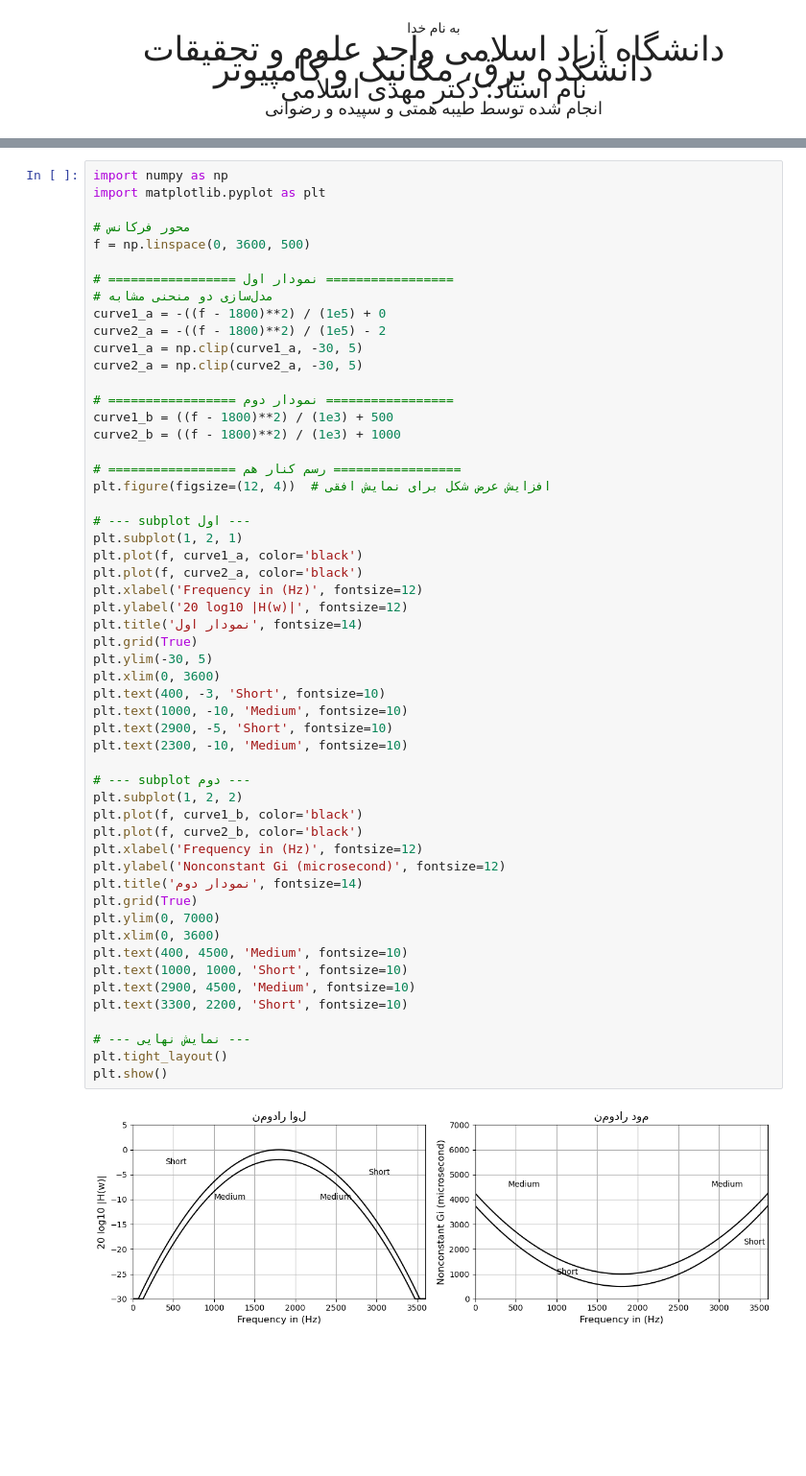
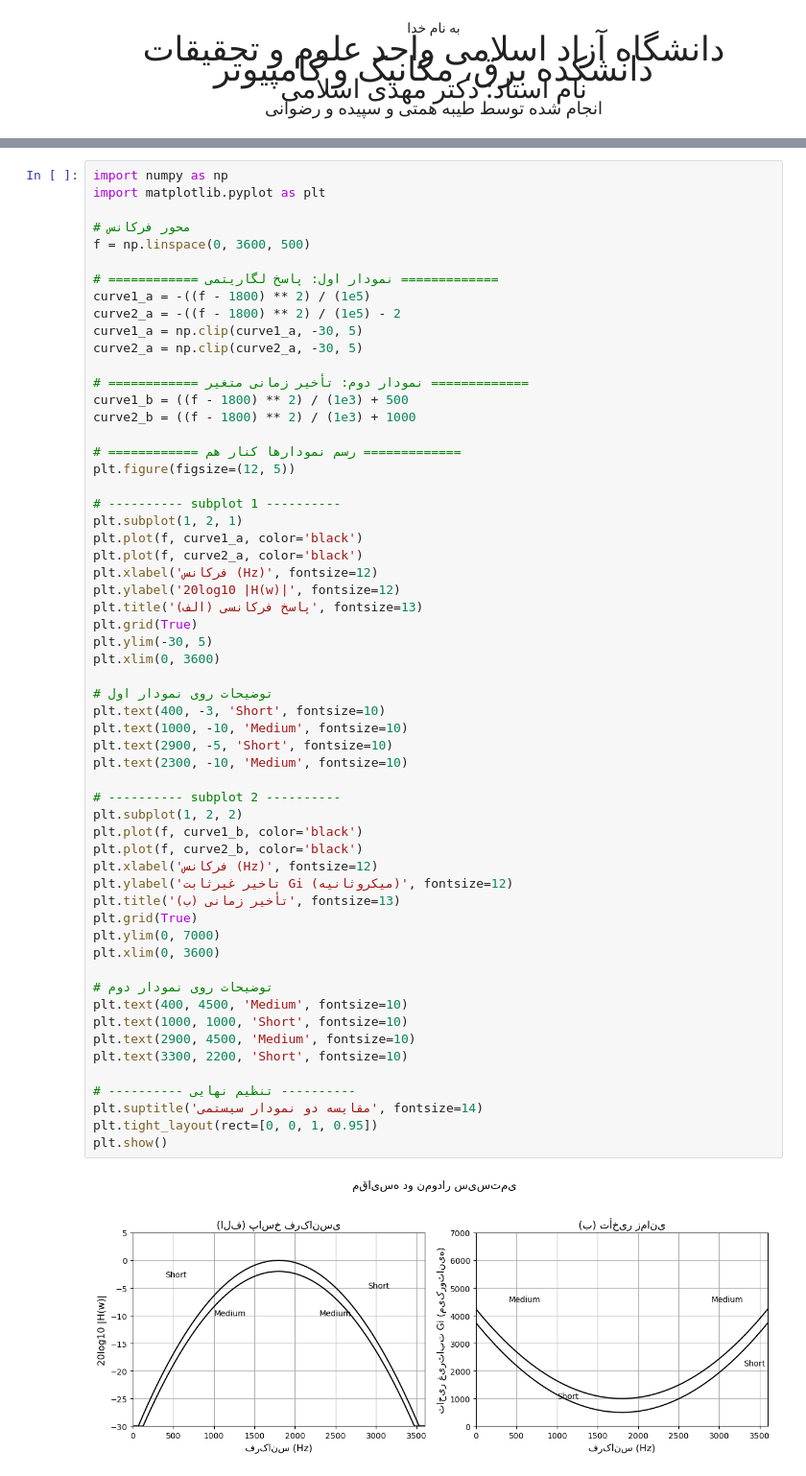
Before and after one commit to tayebehemati/DSP, a Jupyter notebook: ch6-page(383 to 394).ipynb, the cells around one changed output, grey strips where cells are left out. Shown at 96% size. Drawn from its saved outputs; the diff is of its cells as text; blank space fills up the shorter version.

```diff
--- a/ch6-page(383 to 394).ipynb
+++ b/ch6-page(383 to 394).ipynb
@@ -622,55 +635,59 @@ import matplotlib.pyplot as plt
 # محور فرکانس
 f = np.linspace(0, 3600, 500)
 
-# ================= نمودار اول =================
-# مدل‌سازی دو منحنی مشابه
-curve1_a = -((f - 1800)**2) / (1e5) + 0
-curve2_a = -((f - 1800)**2) / (1e5) - 2
+# ============ نمودار اول: پاسخ لگاریتمی =============
+curve1_a = -((f - 1800) ** 2) / (1e5)
+curve2_a = -((f - 1800) ** 2) / (1e5) - 2
 curve1_a = np.clip(curve1_a, -30, 5)
 curve2_a = np.clip(curve2_a, -30, 5)
 
-# ================= نمودار دوم =================
-curve1_b = ((f - 1800)**2) / (1e3) + 500
-curve2_b = ((f - 1800)**2) / (1e3) + 1000
+# ============ نمودار دوم: تأخیر زمانی متغیر =============
+curve1_b = ((f - 1800) ** 2) / (1e3) + 500
+curve2_b = ((f - 1800) ** 2) / (1e3) + 1000
 
-# ================= رسم کنار هم =================
-plt.figure(figsize=(12, 4))  # افزایش عرض شکل برای نمایش افقی
+# ============ رسم نمودارها کنار هم =============
+plt.figure(figsize=(12, 5))
 
-# --- subplot اول ---
+# ---------- subplot 1 ----------
 plt.subplot(1, 2, 1)
 plt.plot(f, curve1_a, color='black')
 plt.plot(f, curve2_a, color='black')
-plt.xlabel('Frequency in (Hz)', fontsize=12)
-plt.ylabel('20 log10 |H(w)|', fontsize=12)
-plt.title('نمودار اول', fontsize=14)
+plt.xlabel('فرکانس (Hz)', fontsize=12)
+plt.ylabel('20log10 |H(w)|', fontsize=12)
+plt.title('(الف) پاسخ فرکانسی', fontsize=13)
 plt.grid(True)
 plt.ylim(-30, 5)
 plt.xlim(0, 3600)
+
+# توضیحات روی نمودار اول
 plt.text(400, -3, 'Short', fontsize=10)
 plt.text(1000, -10, 'Medium', fontsize=10)
 plt.text(2900, -5, 'Short', fontsize=10)
 plt.text(2300, -10, 'Medium', fontsize=10)
 
-# --- subplot دوم ---
+# ---------- subplot 2 ----------
 plt.subplot(1, 2, 2)
 plt.plot(f, curve1_b, color='black')
 plt.plot(f, curve2_b, color='black')
-plt.xlabel('Frequency in (Hz)', fontsize=12)
-plt.ylabel('Nonconstant Gi (microsecond)', fontsize=12)
-plt.title('نمودار دوم', fontsize=14)
+plt.xlabel('فرکانس (Hz)', fontsize=12)
+plt.ylabel('تاخیر غیرثابت Gi (میکروثانیه)', fontsize=12)
+plt.title('(ب) تأخیر زمانی', fontsize=13)
 plt.grid(True)
 plt.ylim(0, 7000)
 plt.xlim(0, 3600)
+
+# توضیحات روی نمودار دوم
 plt.text(400, 4500, 'Medium', fontsize=10)
 plt.text(1000, 1000, 'Short', fontsize=10)
 plt.text(2900, 4500, 'Medium', fontsize=10)
 plt.text(3300, 2200, 'Short', fontsize=10)
 
-# --- نمایش نهایی ---
-plt.tight_layout()
+# ---------- تنظیم نهایی ----------
+plt.suptitle('مقایسه دو نمودار سیستمی', fontsize=14)
+plt.tight_layout(rect=[0, 0, 1, 0.95])
 plt.show()
 # %% [output]
-[figure, old version]
+[figure, new version]
 # %%
 import numpy as np
 import matplotlib.pyplot as plt
```
Also changed, not shown: parts of 4 cells of this notebook.
